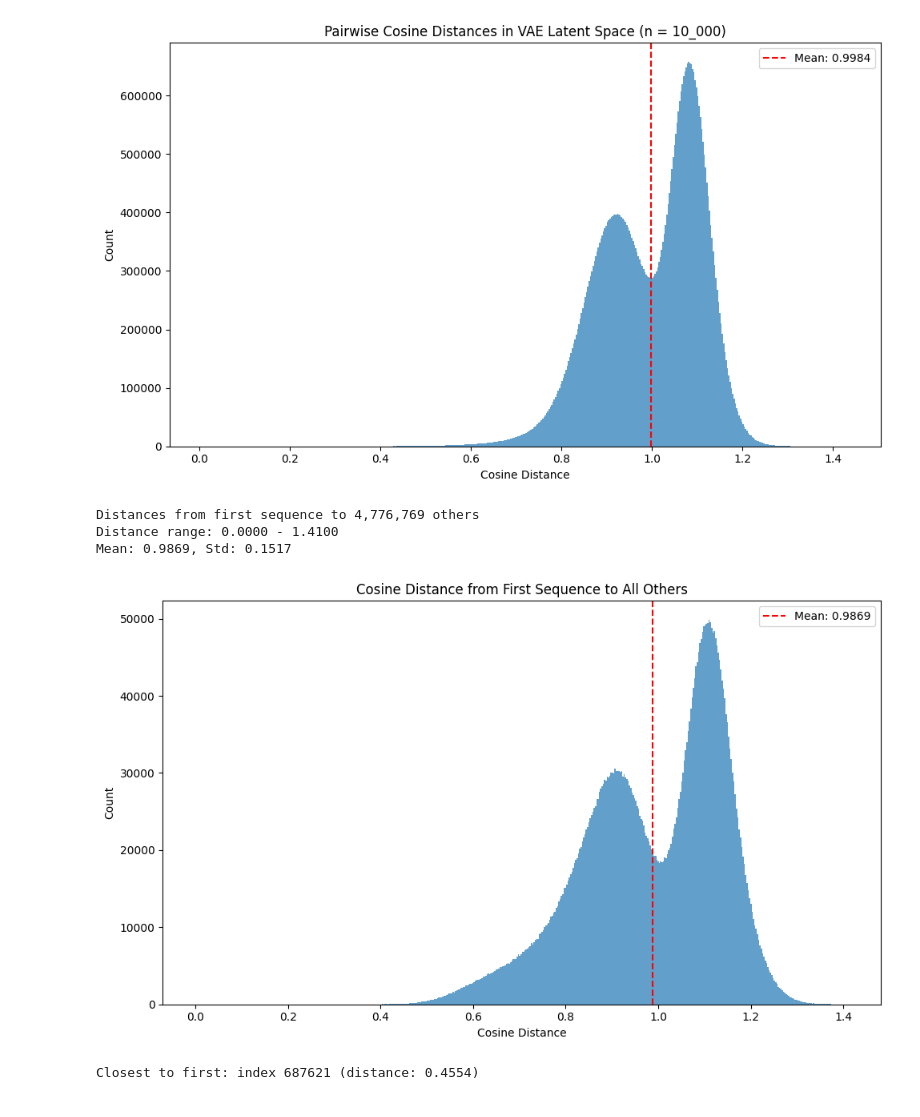
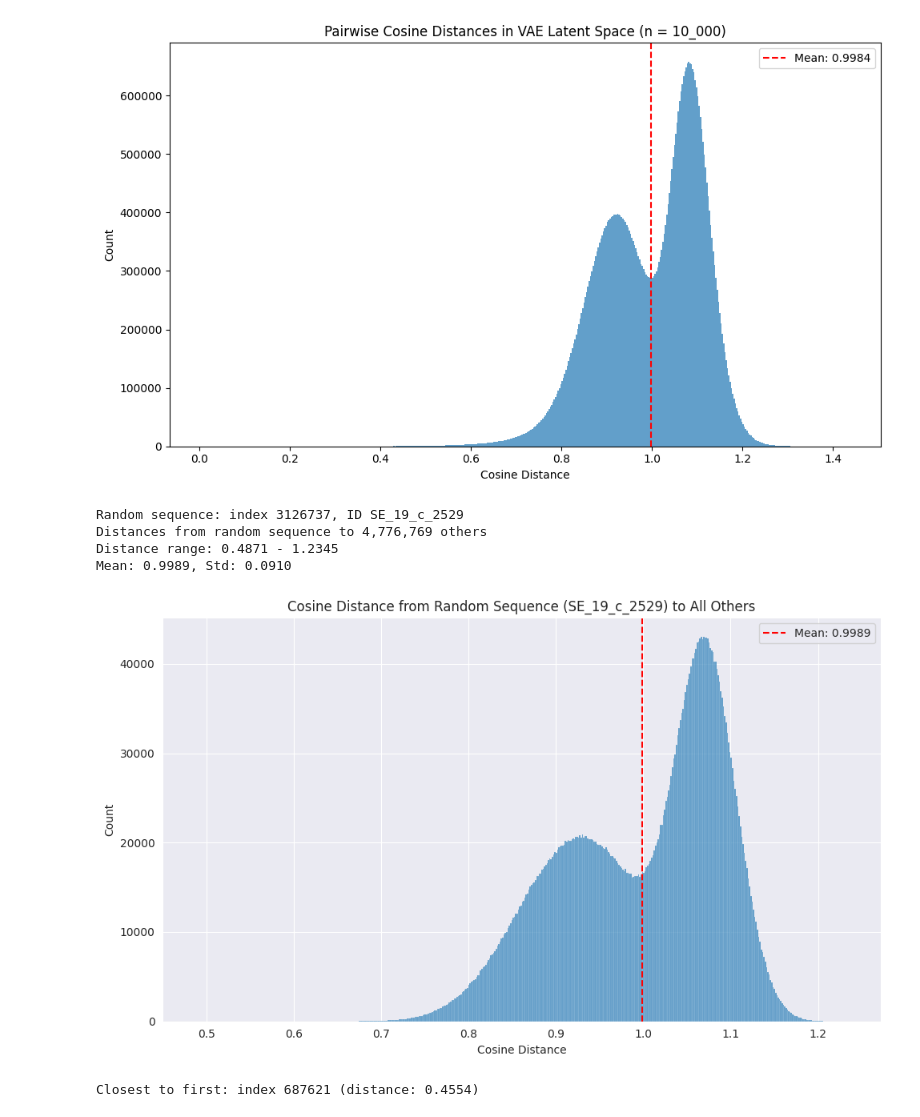
Before and after one commit to tnn111/Embedding, a Jupyter notebook: clustering.ipynb, the cells around one changed output. Saved outputs shown, nothing was run; the diff lists cells and outputs as text; code cells hidden in the pictures.

```diff
--- a/clustering.ipynb
+++ b/clustering.ipynb
@@ -92,30 +100,37 @@ Mean: 0.9984, Std: 0.1111
 # %%
 from scipy.spatial.distance import cdist
 
-# Calculate cosine distance from first sequence to all others
-first_seq = embeddings[1:2]  # Keep 2D shape
-all_others = embeddings[1:]
+# Pick a random sequence
+#rng = np.random.default_rng(42)
+random_idx = rng.integers(len(embeddings))
+random_id = embedding_ids[random_idx]
+print(f'Random sequence: index {random_idx}, ID {random_id}')
 
-distances_from_first = cdist(first_seq, all_others, metric = 'cosine').flatten()
-print(f'Distances from first sequence to {len(distances_from_first):,} others')
-print(f'Distance range: {distances_from_first.min():.4f} - {distances_from_first.max():.4f}')
-print(f'Mean: {distances_from_first.mean():.4f}, Std: {distances_from_first.std():.4f}')
+# Calculate cosine distance from random sequence to all others
+random_seq = embeddings[random_idx:random_idx + 1]  # Keep 2D shape
+all_others = np.delete(embeddings, random_idx, axis = 0)
+
+distances_from_random = cdist(random_seq, all_others, metric = 'cosine').flatten()
+print(f'Distances from random sequence to {len(distances_from_random):,} others')
+print(f'Distance range: {distances_from_random.min():.4f} - {distances_from_random.max():.4f}')
+print(f'Mean: {distances_from_random.mean():.4f}, Std: {distances_from_random.std():.4f}')
 
 # Plot histogram
 fig, ax = plt.subplots(figsize = (10, 6))
-ax.hist(distances_from_first, bins = 500, edgecolor = 'none', alpha = 0.7)
-ax.axvline(distances_from_first.mean(), color = 'red', linestyle = '--', label = f'Mean: {distances_from_first.mean():.4f}')
+sns.histplot(distances_from_random, bins = 500, alpha = 0.7, ax = ax)
+ax.axvline(distances_from_random.mean(), color = 'red', linestyle = '--', label = f'Mean: {distances_from_random.mean():.4f}')
 ax.set_xlabel('Cosine Distance')
 ax.set_ylabel('Count')
-ax.set_title('Cosine Distance from First Sequence to All Others')
+ax.set_title(f'Cosine Distance from Random Sequence ({random_id}) to All Others')
 ax.legend()
 plt.tight_layout()
 plt.show()
 # %% [output]
-Distances from first sequence to 4,776,769 others
-Distance range: 0.0000 - 1.4100
-Mean: 0.9869, Std: 0.1517
+Random sequence: index 3126737, ID SE_19_c_2529
+Distances from random sequence to 4,776,769 others
+Distance range: 0.4871 - 1.2345
+Mean: 0.9989, Std: 0.0910
-[figure, old version]
+[figure, new version]
 # %%
 from scipy.spatial.distance import cdist
 
```
Also changed, not shown: parts of 2 cells of this notebook, 4 other files.
